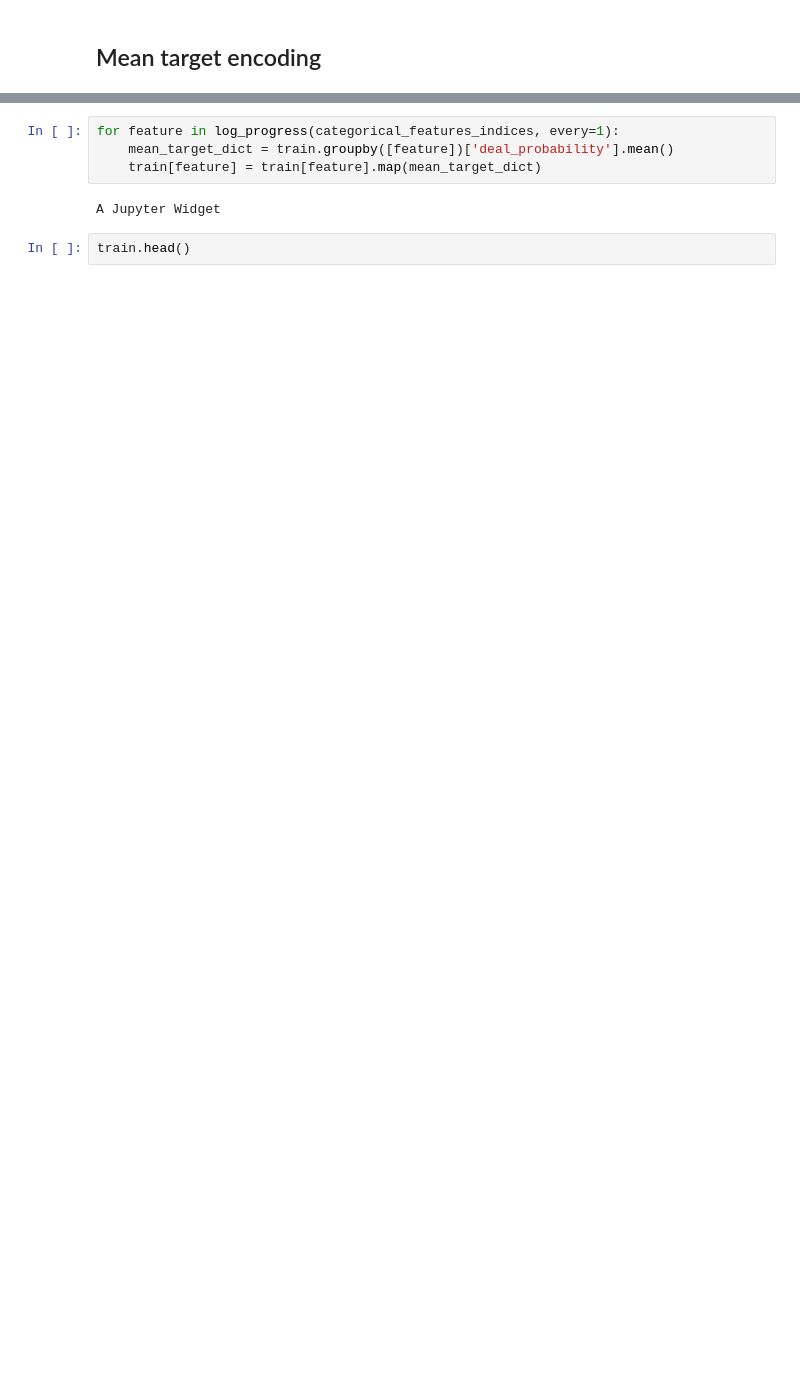
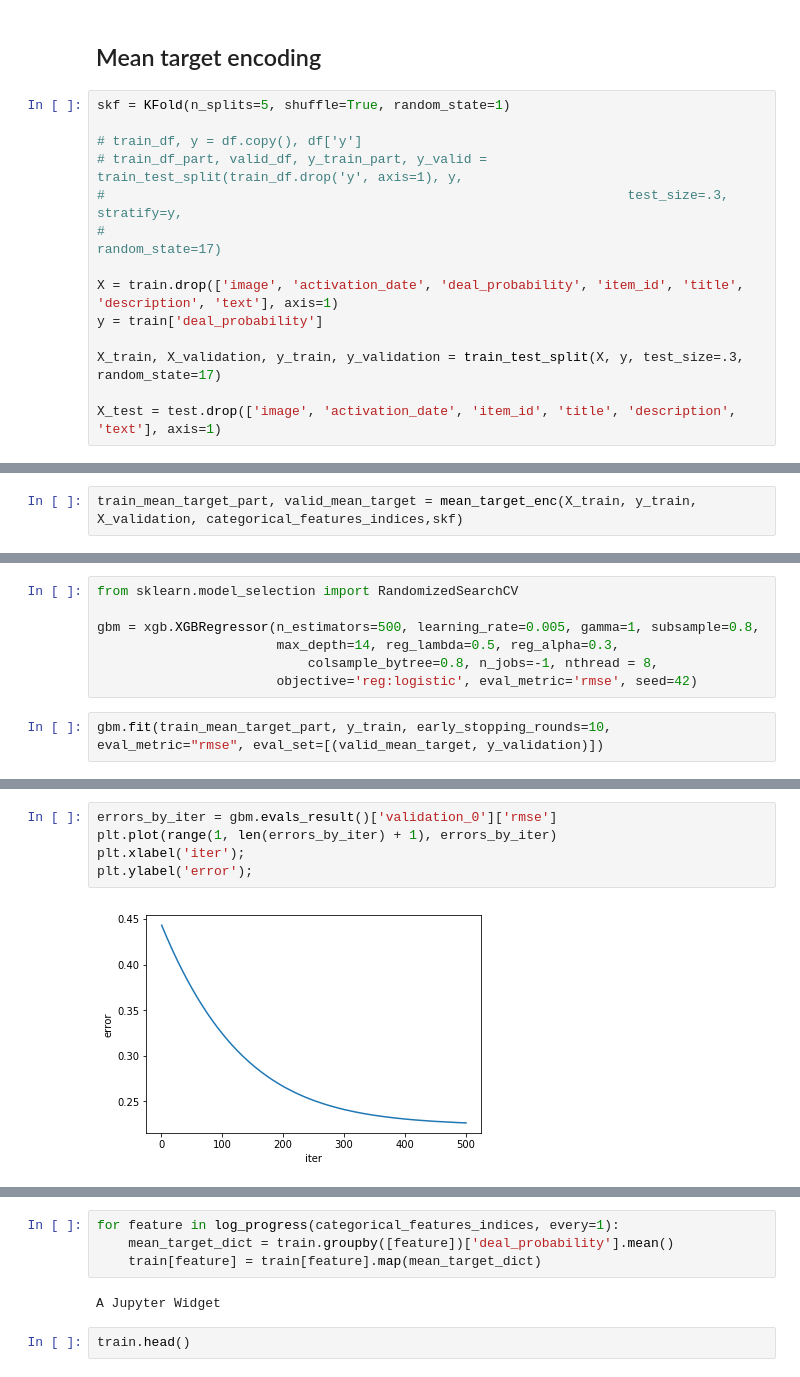
Before and after one commit to eriott/ml-trainings, a Jupyter notebook: Avito Demand Prediction/cat-features-tuning-xgboost.ipynb, the cells around one changed output, grey strips where cells are left out. Saved outputs shown, nothing was run; the diff lists cells and outputs as text; blank space fills up the shorter version.

Commit message:
Mean target encoding and xgboost tuning

```diff
--- a/Avito Demand Prediction/cat-features-tuning-xgboost.ipynb
+++ b/Avito Demand Prediction/cat-features-tuning-xgboost.ipynb
@@ -378,2 +331,16 @@ train.head()
 # %% [markdown]
 ## Mean target encoding
+# %%
+skf = KFold(n_splits=5, shuffle=True, random_state=1)
+
+# train_df, y = df.copy(), df['y']
+# train_df_part, valid_df, y_train_part, y_valid = train_test_split(train_df.drop('y', axis=1), y,
+#                                                                   test_size=.3, stratify=y,
+#                                                                                random_state=17)
+
+X = train.drop(['image', 'activation_date', 'deal_probability', 'item_id', 'title', 'description', 'text'], axis=1)
+y = train['deal_probability']
+
+X_train, X_validation, y_train, y_validation = train_test_split(X, y, test_size=.3, random_state=17)
+
+X_test = test.drop(['image', 'activation_date', 'item_id', 'title', 'description', 'text'], axis=1)
@@ -379,0 +380,2 @@ train.head()
+# %%
+train_mean_target_part, valid_mean_target = mean_target_enc(X_train, y_train, X_validation, categorical_features_indices,skf)
@@ -379,0 +403,9 @@ train.head()
+# %%
+from sklearn.model_selection import RandomizedSearchCV
+
+gbm = xgb.XGBRegressor(n_estimators=500, learning_rate=0.005, gamma=1, subsample=0.8,
+                       max_depth=14, reg_lambda=0.5, reg_alpha=0.3,
+                           colsample_bytree=0.8, n_jobs=-1, nthread = 8,
+                       objective='reg:logistic', eval_metric='rmse', seed=42)
+# %%
+gbm.fit(train_mean_target_part, y_train, early_stopping_rounds=10, eval_metric="rmse", eval_set=[(valid_mean_target, y_validation)])
@@ -379,0 +437,7 @@ train.head()
+# %%
+errors_by_iter = gbm.evals_result()['validation_0']['rmse']
+plt.plot(range(1, len(errors_by_iter) + 1), errors_by_iter)
+plt.xlabel('iter');
+plt.ylabel('error');
+# %% [output]
+[figure, added]
```
Also changed, not shown: parts of 30 cells of this notebook.
